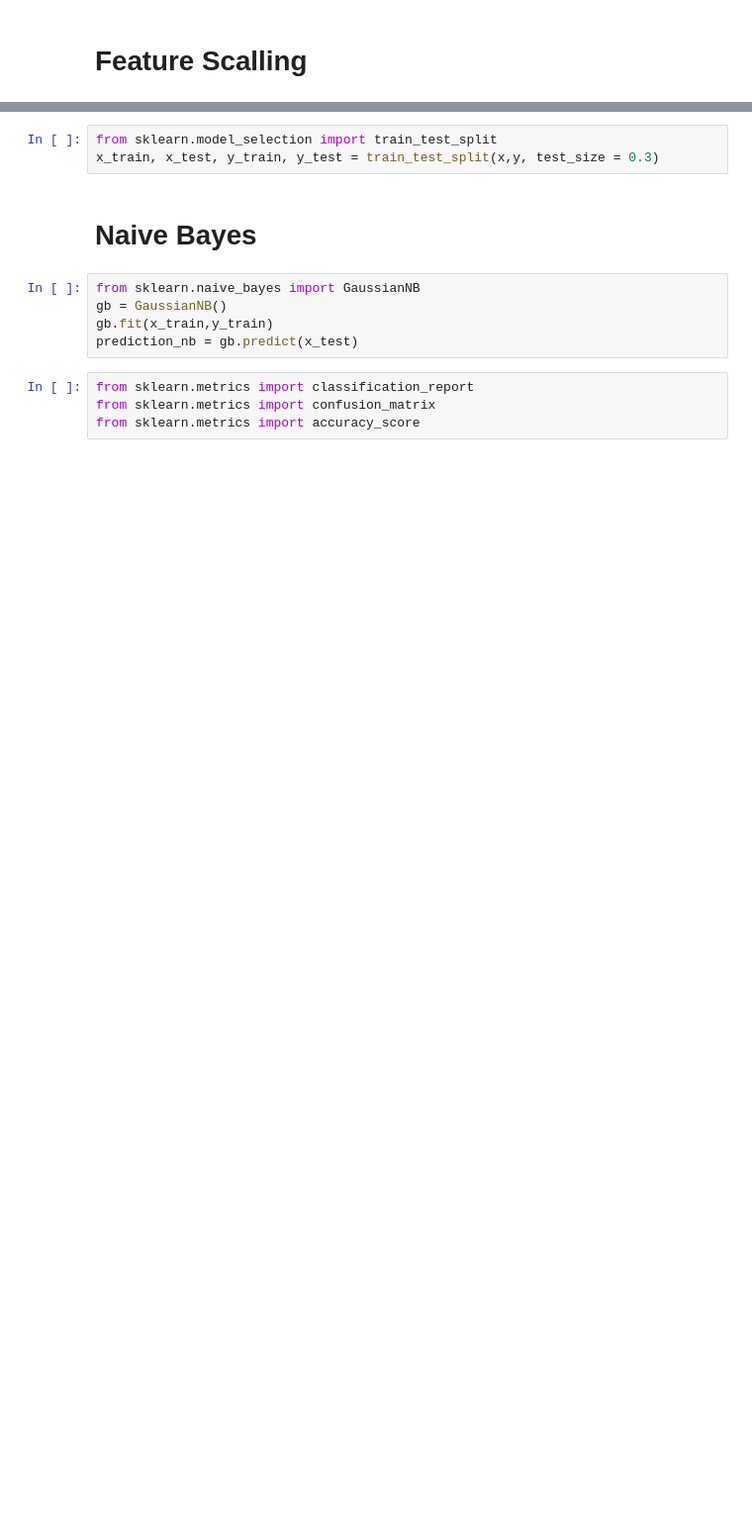
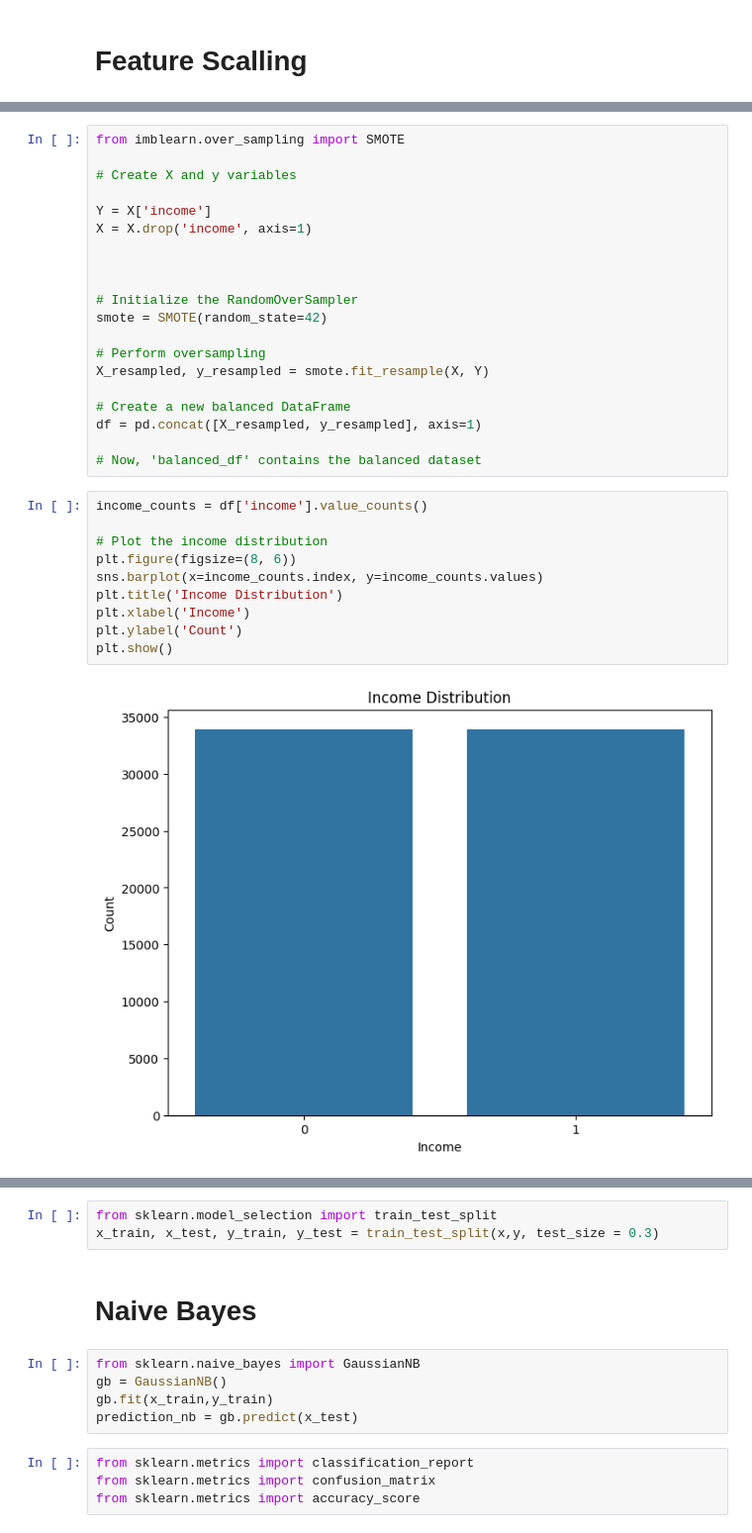
Before and after one commit to Rushdi-Rzx/Adult-Census-Income, a Jupyter notebook: MLCW.ipynb, the cells around one changed output, grey strips where cells are left out. Shown: that part at 99% size. Saved outputs shown, nothing was run; the diff lists cells and outputs as text; blank space fills up the shorter version.

```diff
--- a/MLCW.ipynb
+++ b/MLCW.ipynb
@@ -327 +441,33 @@ X.head(1)
+# %%
+from imblearn.over_sampling import SMOTE
+
+# Create X and y variables
+
+Y = X['income']
+X = X.drop('income', axis=1)
+
+
+
+# Initialize the RandomOverSampler
+smote = SMOTE(random_state=42)
+
+# Perform oversampling
+X_resampled, y_resampled = smote.fit_resample(X, Y)
+
+# Create a new balanced DataFrame
+df = pd.concat([X_resampled, y_resampled], axis=1)
+
+# Now, 'balanced_df' contains the balanced dataset
+# %%
+income_counts = df['income'].value_counts()
+
+# Plot the income distribution
+plt.figure(figsize=(8, 6))
+sns.barplot(x=income_counts.index, y=income_counts.values)
+plt.title('Income Distribution')
+plt.xlabel('Income')
+plt.ylabel('Count')
+plt.show()
+# %% [output]
+[figure, added]
 # %%
```
Also changed, not shown: parts of 31 cells of this notebook.
